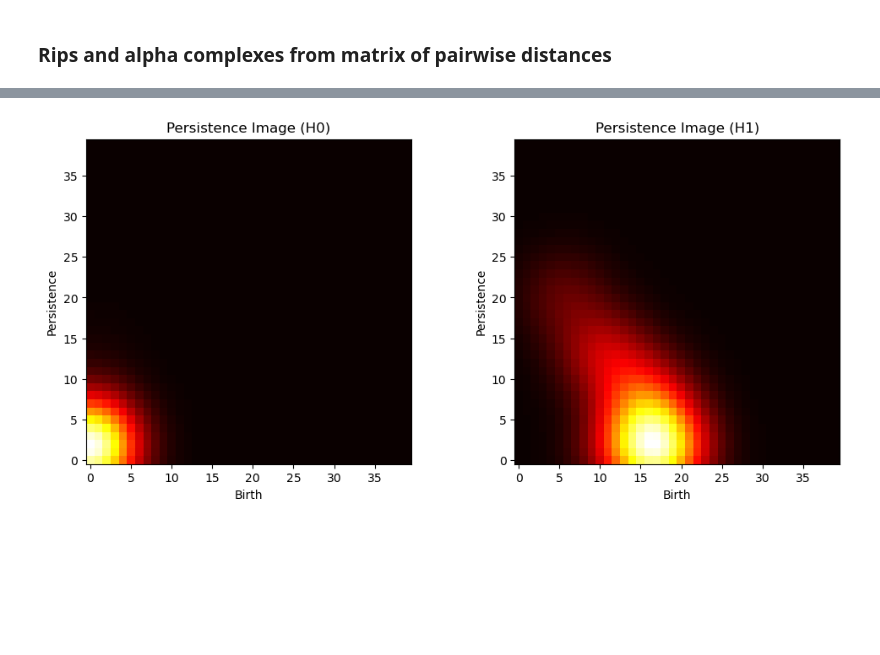
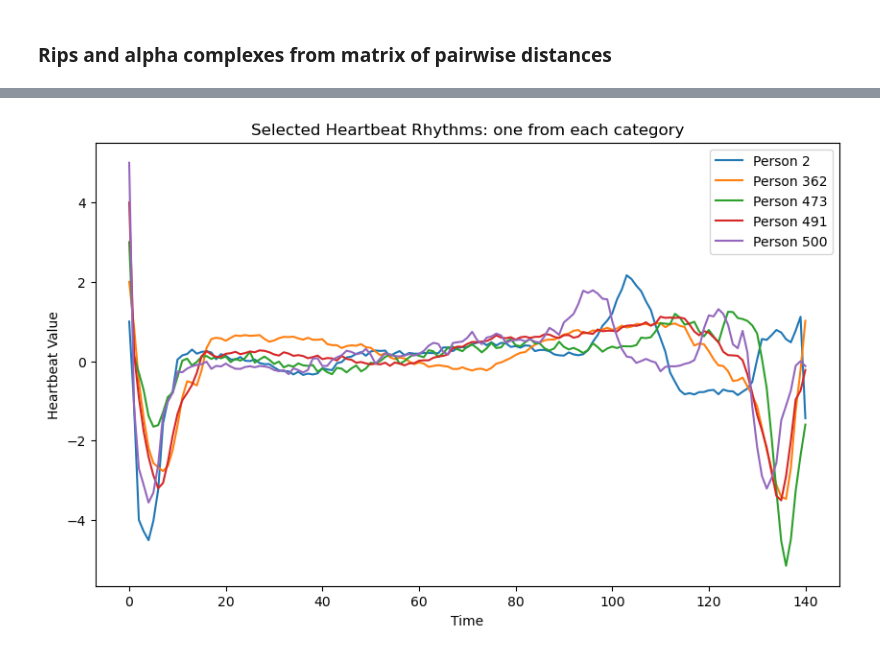
Before and after one commit to abbyheadstrom/FinalCodingProjectTDA, a Jupyter notebook: alpha_simplexes_and_persistence_diagram.ipynb, the cells around one changed output, grey strips where cells are left out. Drawn from its saved outputs; the diff is of its cells as text; code cells hidden in the pictures; blank space fills up the shorter version.

```diff
--- a/alpha_simplexes_and_persistence_diagram.ipynb
+++ b/alpha_simplexes_and_persistence_diagram.ipynb
@@ -137,27 +39,18 @@ ModuleNotFoundError: No module named 'matplotlib'.
-# %%
-# create the persistence images
-persistence_image = PersistenceImage(bandwidth=0.1, im_range=[0, 1, 0, 1], resolution=[40, 40])
-
-persistence_image_H0 = persistence_image.fit_transform([BarCodes_Rips_0])[0]
-persistence_image_H1 = persistence_image.fit_transform([BarCodes_Rips_1])[0]
-
-resolution = [40, 40]
-persistence_image_H0_mat = persistence_image_H0.reshape(resolution)
-persistence_image_H1_mat = persistence_image_H1.reshape(resolution)
-
-
-fig, axs = plt.subplots(1, 2, figsize=(12, 5))
-
-axs[0].imshow(persistence_image_H0_mat, cmap='hot', origin='lower')
-axs[0].set_title('Persistence Image (H0)')
-axs[0].set_xlabel('Birth')
-axs[0].set_ylabel('Persistence')
-
-axs[1].imshow(persistence_image_H1_mat, cmap='hot', origin='lower')
-axs[1].set_title('Persistence Image (H1)')
-axs[1].set_xlabel('Birth')
-axs[1].set_ylabel('Persistence')
-
-plt.show()
-# %% [output]
-[figure, removed]
+# %%
+# plot the first few heart rhythms
+
+selected_rows = [1, 361, 472, 490, 499]  # Adjust the list to include the indices you want
+
+plt.figure(figsize=(10, 6))  # Adjust the figure size as needed
+
+for index in selected_rows:
+    plt.plot(train_data.iloc[index].values, label=f'Person {index+1}')
+
+# Customize the plot
+plt.title('Selected Heartbeat Rhythms: one from each category')
+plt.xlabel('Time')
+plt.legend(loc='best')
+plt.ylabel('Heartbeat Value')
+plt.show()
+# %% [output]
+[figure, added]
```
Also changed, not shown: parts of 18 cells of this notebook, 1 other file.
